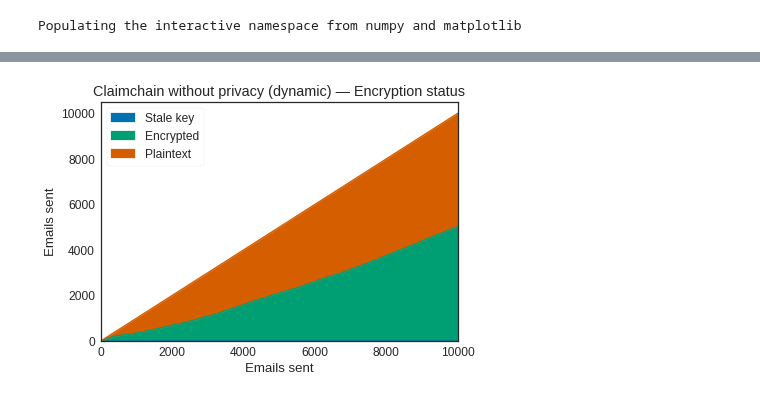
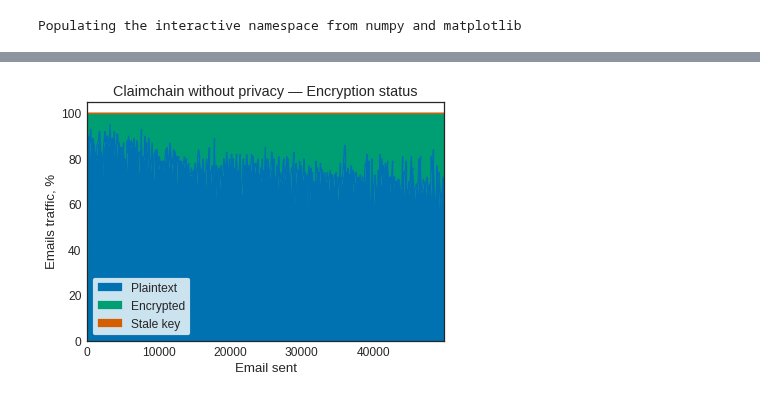
Before and after one commit to claimchain/claimchain-core, a Jupyter notebook: simulations/run_scenarios.ipynb, the cells around one changed output, grey strips where cells are left out. Drawn from its saved outputs; the diff is of its cells as text; code cells hidden in the pictures.

Commit message:
Update scenarios plots

```diff
--- a/simulations/run_scenarios.ipynb
+++ b/simulations/run_scenarios.ipynb
@@ -60,6 +60,18 @@ def visualize_encryption_status_history(scenario_name, es):
     plt.title("%s — Encryption status" % scenario_name)
     plt.xlabel("Emails sent")
     plt.ylabel("Emails sent")
+# %%
+def visualize_encryption_status_history(scenario_name, es, batch_size=100):
+    batch_stats_data = pd.DataFrame(columns=['Plaintext', 'Encrypted', 'Stale key'])
+    for i in range(0, len(es), batch_size):
+        batch_stats = es[i:i+batch_size].value_counts()
+        batch_stats_data.loc[i] = list(batch_stats[[EncStatus.plaintext, EncStatus.encrypted, EncStatus.stale]])
+
+    batch_stats_data.plot.area()
+    plt.legend(frameon=True)
+    plt.title("%s — Encryption status" % scenario_name)
+    plt.xlabel("Email sent")
+    plt.ylabel("Emails traffic, %")
 # %%
 with SimulationParams(key_update_every_nb_sent_emails=None).as_default():
     ac_hp, ac_es = simulate_autocrypt(context)
@@ -117,8 +129,8 @@ plt.show()
 # %%
-visualize_encryption_status_history('Claimchain without privacy (dynamic)', cc_pub_es)
+visualize_encryption_status_history('Claimchain without privacy', cc_pub_es)
 plt.show()
 # %% [output]
-[figure, old version]
+[figure, new version]
 # %%
 with static_params.as_default():
     cc_priv_kp, cc_priv_hp, cc_priv_es = simulate_claimchain_with_privacy(context)
```
Also changed, not shown: parts of 15 cells of this notebook.
